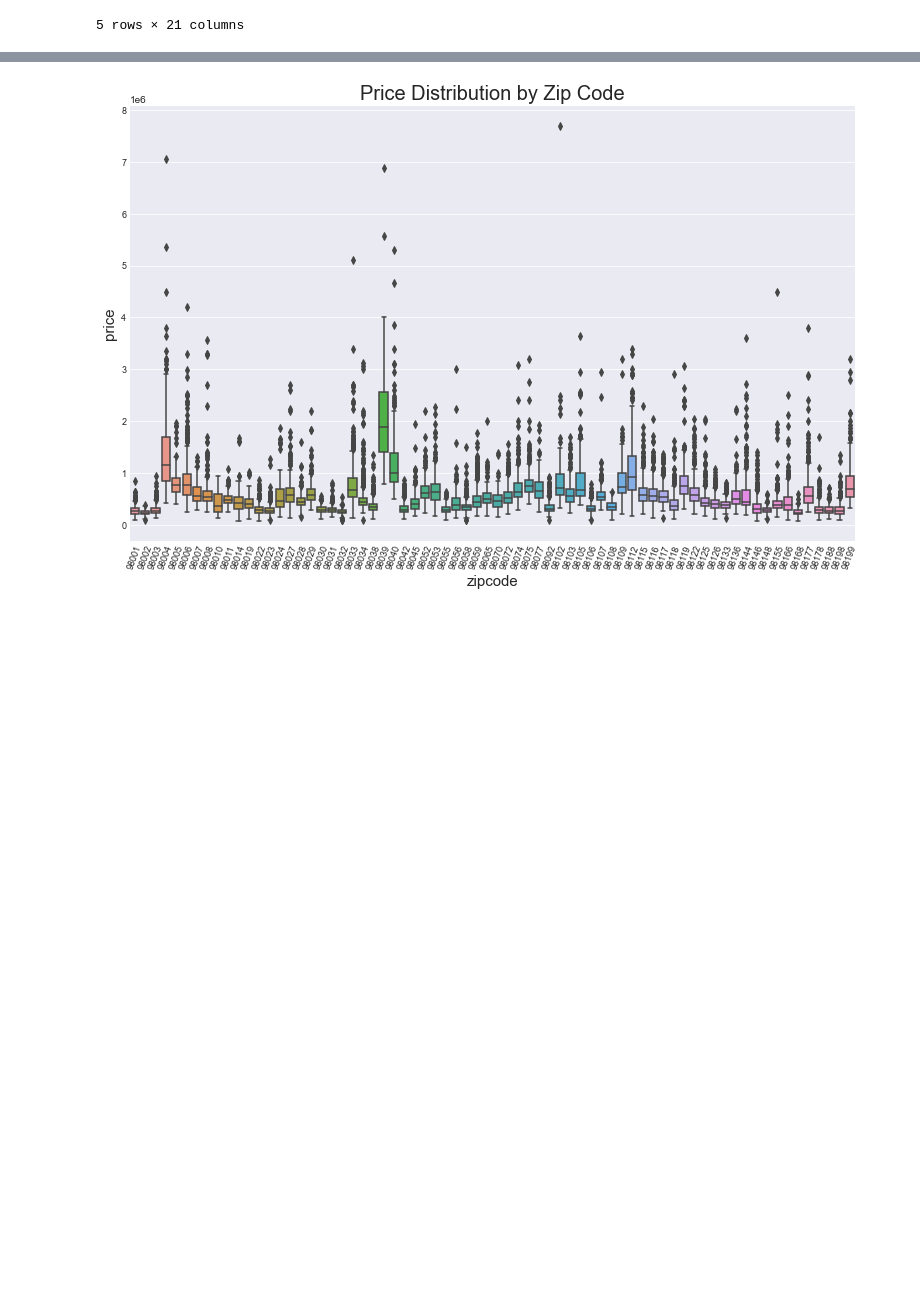
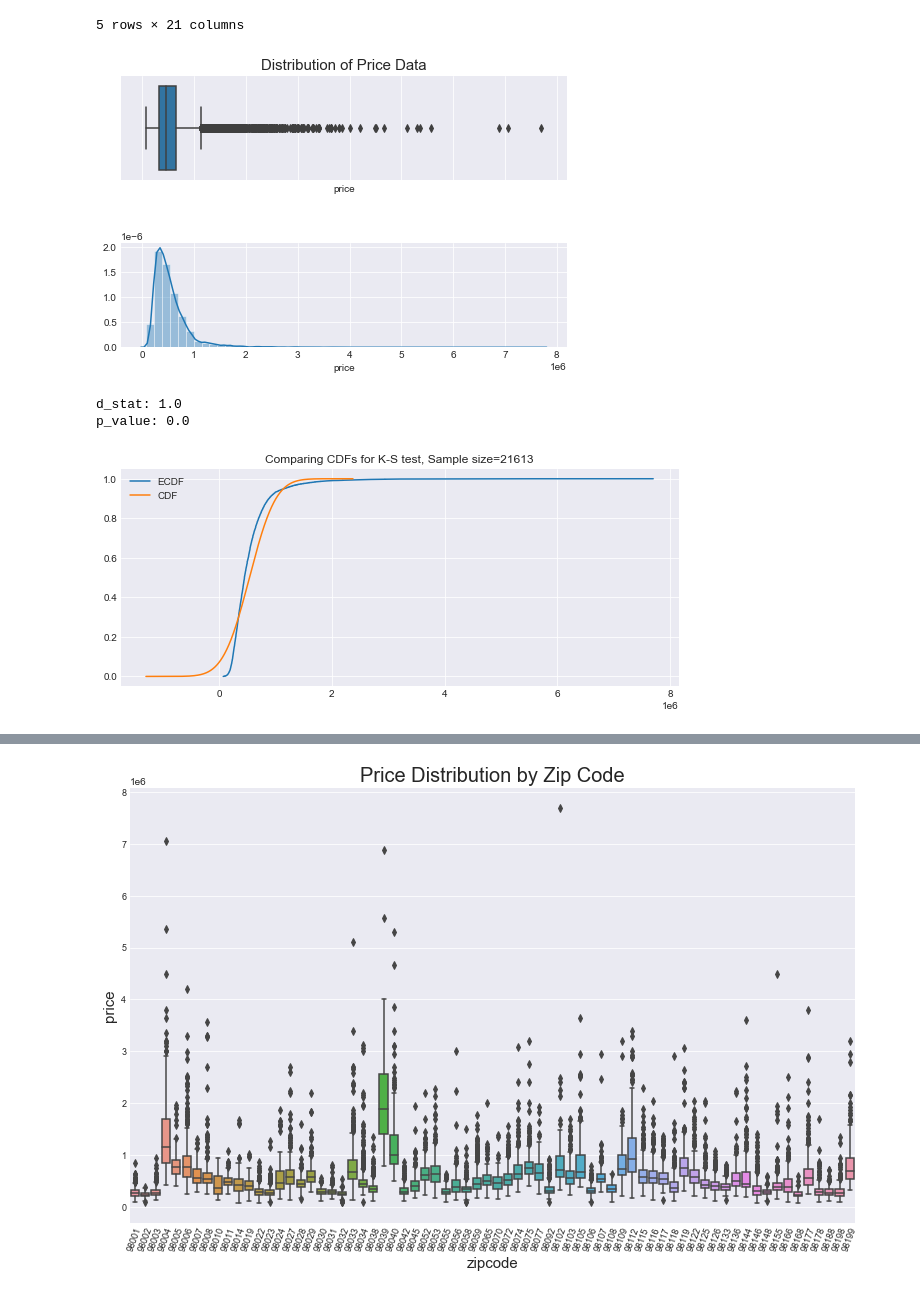
Before and after one commit to fecezar/Module-2-regression-project, a Jupyter notebook: regression_house_prices.ipynb, the cells around one changed output, grey strips where cells are left out. Saved outputs shown, nothing was run; the diff lists cells and outputs as text; code cells hidden in the pictures; blank space fills up the shorter version.

```diff
--- a/regression_house_prices.ipynb
+++ b/regression_house_prices.ipynb
@@ -42,4 +30,48 @@ df.head()
 | 3 | 2487200875 | 2014-12-09 | 604000.0 | 4 | 3.00 | 1960 | 5000 | 1.0 | 0 | 0 | ... |
 | 4 | 1954400510 | 2015-02-18 | 510000.0 | 3 | 2.00 | 1680 | 8080 | 1.0 | 0 | 0 | ... |
 5 rows × 21 columns
+# %%
+import scipy.stats as stats
+def ks_plot(data, distribution=stats.norm):
+
+    std = data.std()
+    loc = data.mean()
+    min_ = data.min()
+    max_ = data.max()
+    x = np.linspace(loc-5*std, loc+5*std, len(data))
+
+    y = distribution.cdf(x, loc=loc, scale=std)
+
+    plt.figure(figsize=(10,4))
+    plt.plot(np.sort(data), np.linspace(0, 1, len(data)))
+    plt.plot(x, y)
+    plt.legend(['ECDF', 'CDF'])
+    plt.title('Comparing CDFs for K-S test, Sample size=' + str(len(data)))
+    return
+
+
+
+f, (ax1, ax2) = plt.subplots(2, 1, figsize=(8, 5), sharex=True)
+#plt.title('Distribution of Price Data')
+plt.subplots_adjust(hspace=0.6)
+
+
+sns.boxplot(x="price", data=df, ax=ax1)
+sns.distplot(df.price, kde=True, hist=True)
+ax1.set_title('Distribution of Price Data', fontsize=15)
+
+plt.show()
+
+ks_plot(df.price.values)
+
+
+# K-S test to test normality
+d_stat, p_value =  stats.kstest(df['price'].values, 'norm')
+print('d_stat:', d_stat)
+print('p_value:', p_value)
+# %% [output]
+[figure, added]
+d_stat: 1.0
+p_value: 0.0
+[figure, added]
 # %%
```
Also changed, not shown: parts of 4 cells of this notebook.
